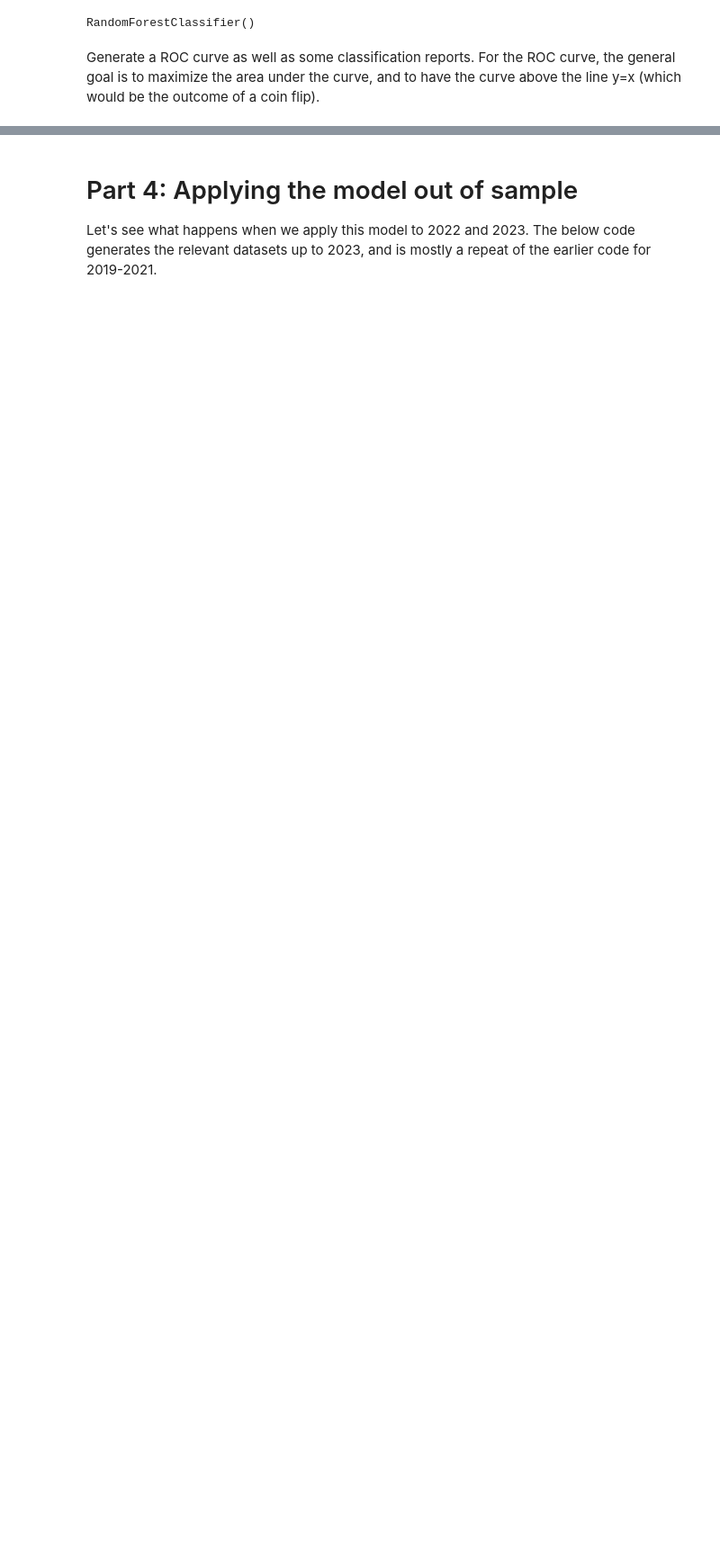
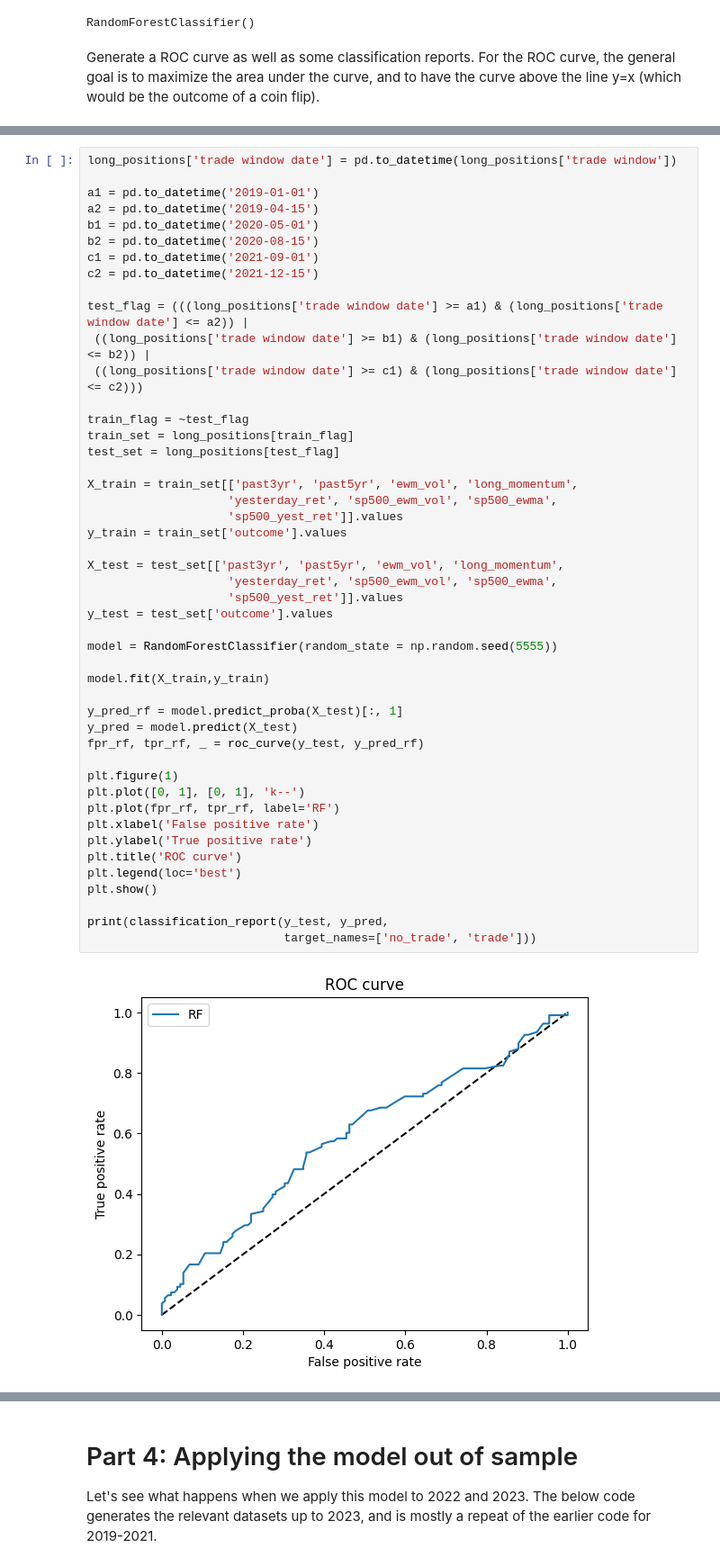
Before and after one commit to raywang202/technical-trading, a Jupyter notebook: Stock ML technical.ipynb, the cells around one changed output, grey strips where cells are left out. Shown: that part at 90% size. Saved outputs shown, nothing was run; the diff lists cells and outputs as text; blank space fills up the shorter version.

```diff
--- a/Stock ML technical.ipynb
+++ b/Stock ML technical.ipynb
@@ -352,0 +345,49 @@ no_trade_no_ML       0.00      0.00      0.00       117
+# %%
+long_positions['trade window date'] = pd.to_datetime(long_positions['trade window'])
+
+a1 = pd.to_datetime('2019-01-01')
+a2 = pd.to_datetime('2019-04-15')
+b1 = pd.to_datetime('2020-05-01')
+b2 = pd.to_datetime('2020-08-15')
+c1 = pd.to_datetime('2021-09-01')
+c2 = pd.to_datetime('2021-12-15')
+
+test_flag = (((long_positions['trade window date'] >= a1) & (long_positions['trade window date'] <= a2)) |
+ ((long_positions['trade window date'] >= b1) & (long_positions['trade window date'] <= b2)) |
+ ((long_positions['trade window date'] >= c1) & (long_positions['trade window date'] <= c2)))
+
+train_flag = ~test_flag
+train_set = long_positions[train_flag]
+test_set = long_positions[test_flag]
+
+X_train = train_set[['past3yr', 'past5yr', 'ewm_vol', 'long_momentum',
+                    'yesterday_ret', 'sp500_ewm_vol', 'sp500_ewma',
+                    'sp500_yest_ret']].values
+y_train = train_set['outcome'].values
+
+X_test = test_set[['past3yr', 'past5yr', 'ewm_vol', 'long_momentum',
+                    'yesterday_ret', 'sp500_ewm_vol', 'sp500_ewma',
+                    'sp500_yest_ret']].values
+y_test = test_set['outcome'].values
+
+model = RandomForestClassifier(random_state = np.random.seed(5555))
+
+model.fit(X_train,y_train)
+
+y_pred_rf = model.predict_proba(X_test)[:, 1]
+y_pred = model.predict(X_test)
+fpr_rf, tpr_rf, _ = roc_curve(y_test, y_pred_rf)
+
+plt.figure(1)
+plt.plot([0, 1], [0, 1], 'k--')
+plt.plot(fpr_rf, tpr_rf, label='RF')
+plt.xlabel('False positive rate')
+plt.ylabel('True positive rate')
+plt.title('ROC curve')
+plt.legend(loc='best')
+plt.show()
+
+print(classification_report(y_test, y_pred,
+                            target_names=['no_trade', 'trade']))
+# %% [output]
+[figure, added]
```
Also changed, not shown: parts of 15 cells of this notebook, 1 other file.
